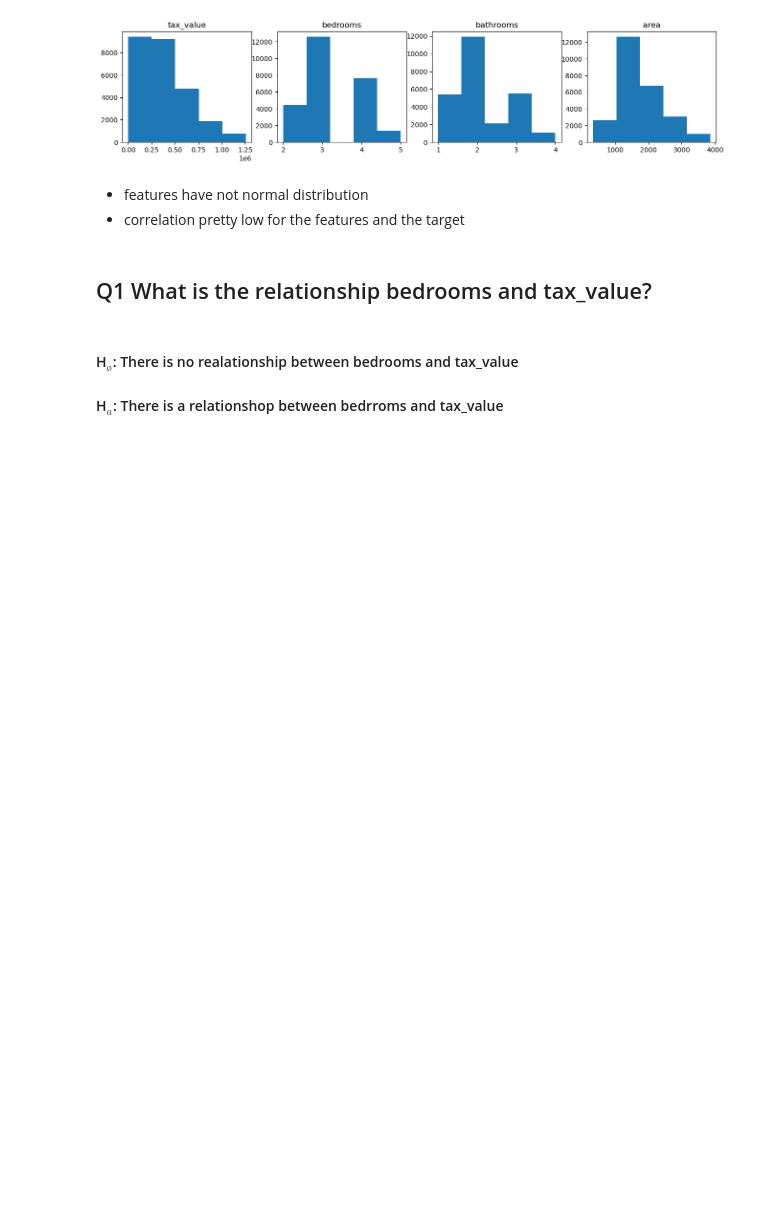
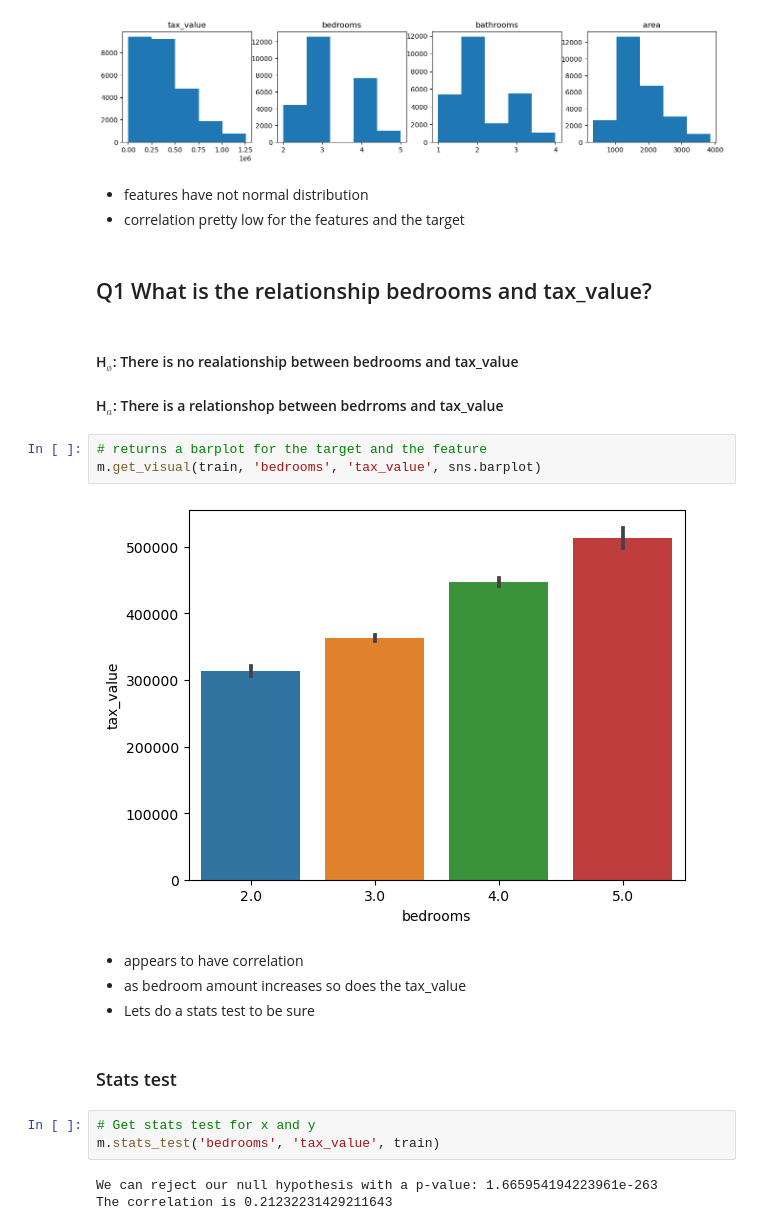
Before and after one commit to Jburch01/regression_project, a Jupyter notebook: final_report.ipynb, the cells around one changed output. Drawn from its saved outputs; the diff is of its cells as text; blank space fills up the shorter version.

```diff
--- a/final_report.ipynb
+++ b/final_report.ipynb
@@ -112,3 +113,20 @@ m.get_distribution_and_corr(train)
 # %% [markdown]
 #### H$_ø$: There is no realationship between bedrooms and tax_value
 #### H$_a$: There is a relationshop between bedrroms and tax_value
+# %%
+# returns a barplot for the target and the feature
+m.get_visual(train, 'bedrooms', 'tax_value', sns.barplot)
+# %% [output]
+[figure, added]
+# %% [markdown]
+- appears to have correlation
+- as bedroom amount increases so does the tax_value
+- Lets do a stats test to be sure
+# %% [markdown]
+### Stats test
+# %%
+# Get stats test for x and y
+m.stats_test('bedrooms', 'tax_value', train)
+# %% [output]
+We can reject our null hypothesis with a p-value: 1.665954194223961e-263
+The correlation is 0.21232231429211643
```
Also changed, not shown: parts of 52 cells of this notebook.
